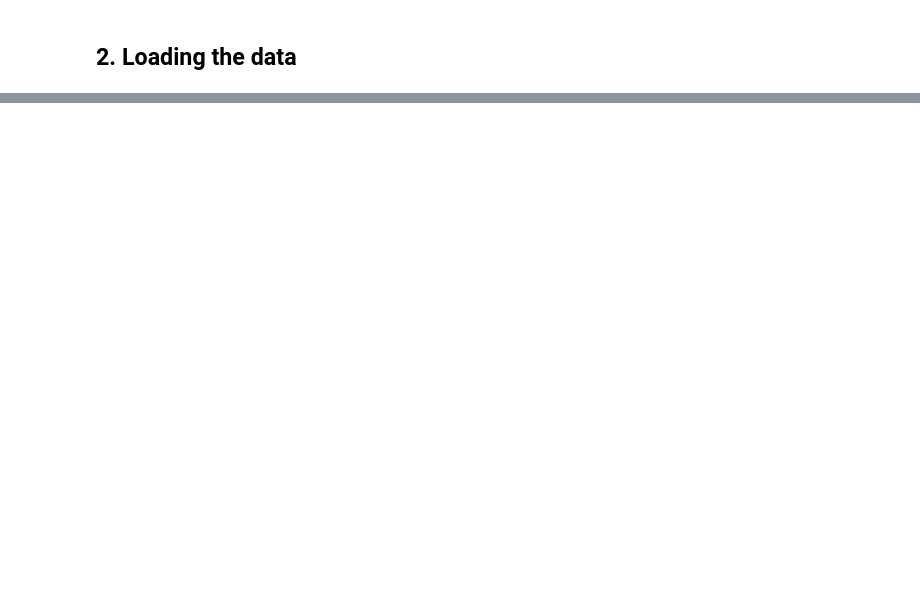
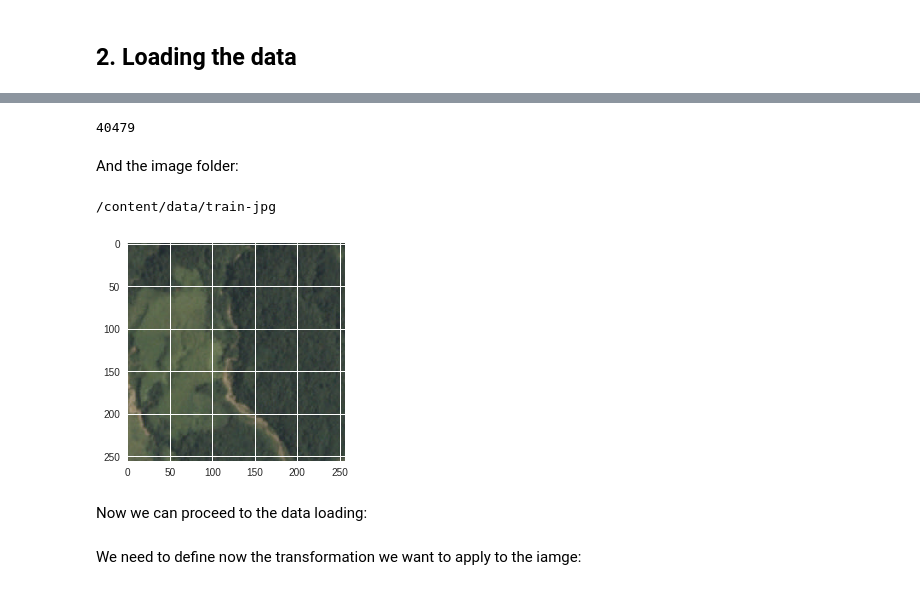
Before and after one commit to ebgv/Planet--Understanding-the-Amazon-from-Space, a Jupyter notebook: main_Eric.ipynb, the cells around one changed output, grey strips where cells are left out. Cells and saved outputs as stored; diff of their text form; code cells hidden in the pictures; blank space fills up the shorter version.

```diff
--- a/main_Eric.ipynb
+++ b/main_Eric.ipynb
@@ -132,0 +118,19 @@ OSError: [Errno 28] No space left on device
+# %%
+len(train_label)
+# %% [output]
+40479
+# %% [markdown]
+And the image folder:
+# %%
+% cd /content/data/train-jpg
+
+import matplotlib.pyplot as plt
+import matplotlib.image as mpimg
+import numpy as np
+
+img = mpimg.imread('train_1.jpg')
+imgplot = plt.imshow(img)
+plt.show()
+# %% [output]
+/content/data/train-jpg
+[figure, added]
@@ -132,0 +139,2 @@ OSError: [Errno 28] No space left on device
+# %% [markdown]
+Now we can proceed to the data loading:
@@ -132,0 +175,2 @@ OSError: [Errno 28] No space left on device
+# %% [markdown]
+We need to define now the transformation we want to apply to the iamge:
```
Also changed, not shown: parts of 24 cells of this notebook.
